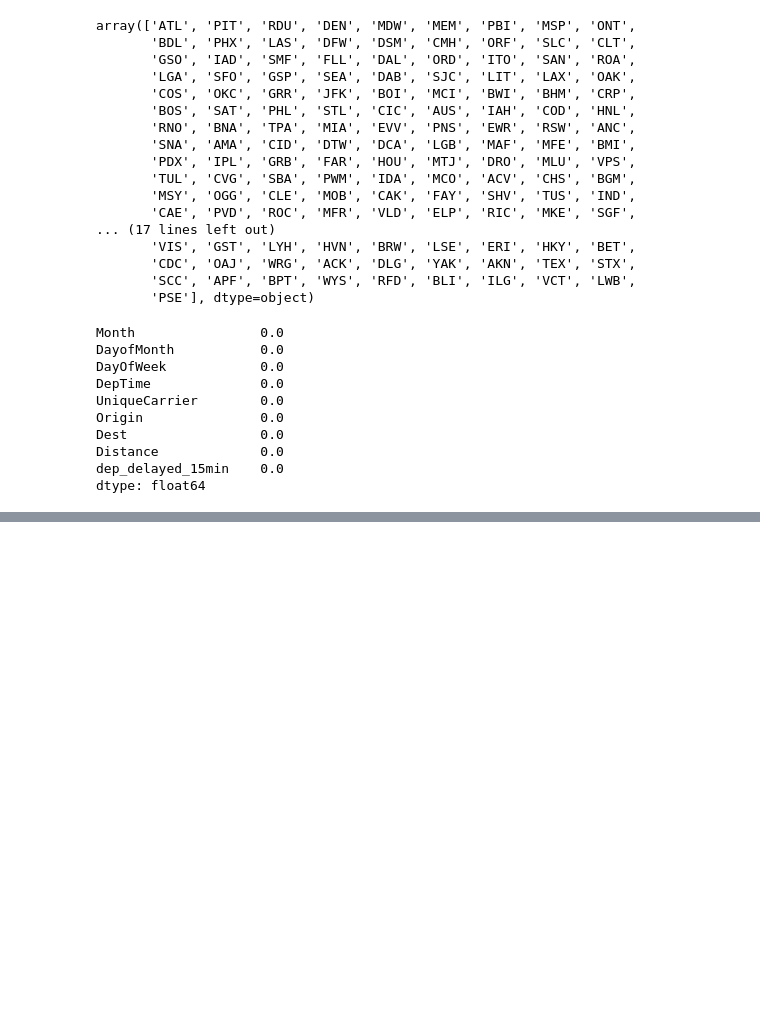
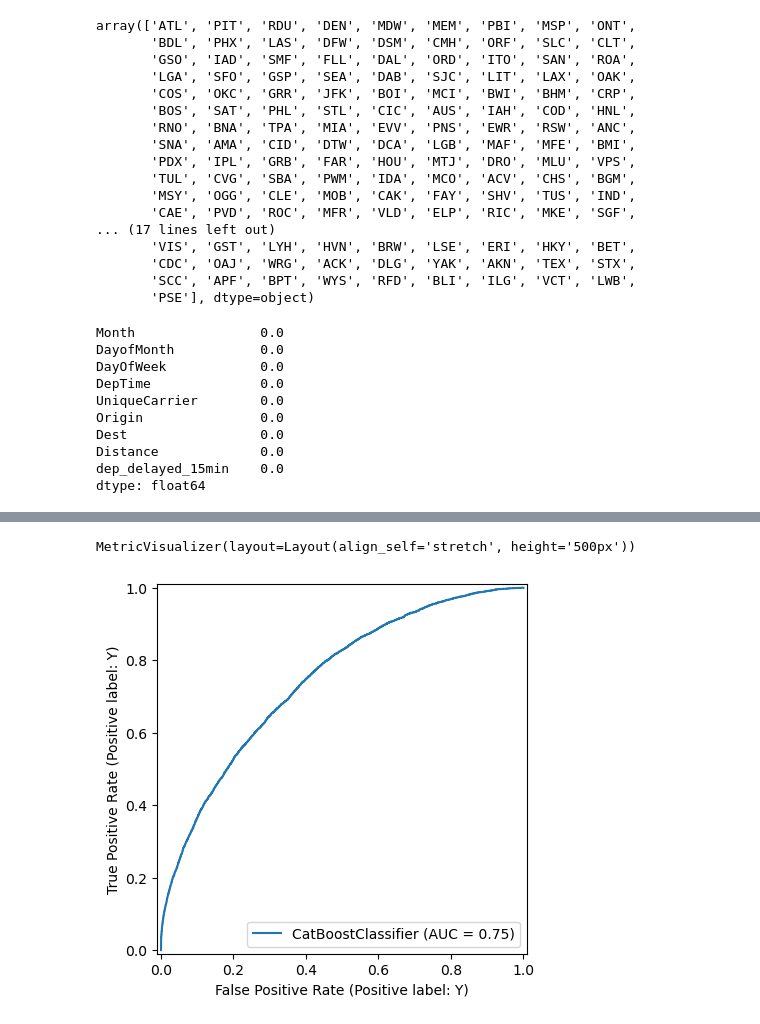
Before and after one commit to msnkr/kaggle_comps, a Jupyter notebook: Flight delays/Untitled.ipynb, the cells around one changed output, grey strips where cells are left out. Cells and saved outputs as stored; diff of their text form; code cells hidden in the pictures; blank space fills up the shorter version.

```diff
--- a/Flight delays/Untitled.ipynb
+++ b/Flight delays/Untitled.ipynb
@@ -74,0 +112,8 @@ len(df["DepTime"].unique())
+# %%
+X = df.drop("dep_delayed_15min", axis=1)
+y = df["dep_delayed_15min"]
+
+X_train, X_test, y_train, y_test = train_test_split(X, y, test_size=0.3)
+# %%
+X_train_preprocessed = preprocessor.fit_transform(X_train)
+X_test_preprocessed = preprocessor.transform(X_test)
@@ -74,0 +122,6 @@ len(df["DepTime"].unique())
+# %%
+model = CatBoostClassifier(verbose=False)
+# %%
+model.fit(X_train_preprocessed, y_train, early_stopping_rounds=50, verbose=False, plot=True);
+# %% [output]
+MetricVisualizer(layout=Layout(align_self='stretch', height='500px'))
@@ -74,0 +130,4 @@ len(df["DepTime"].unique())
+# %%
+RocCurveDisplay.from_estimator(model, X_test_preprocessed, y_test);
+# %% [output]
+[figure, added]
```
Also changed, not shown: parts of 12 cells of this notebook, 4 other files.
